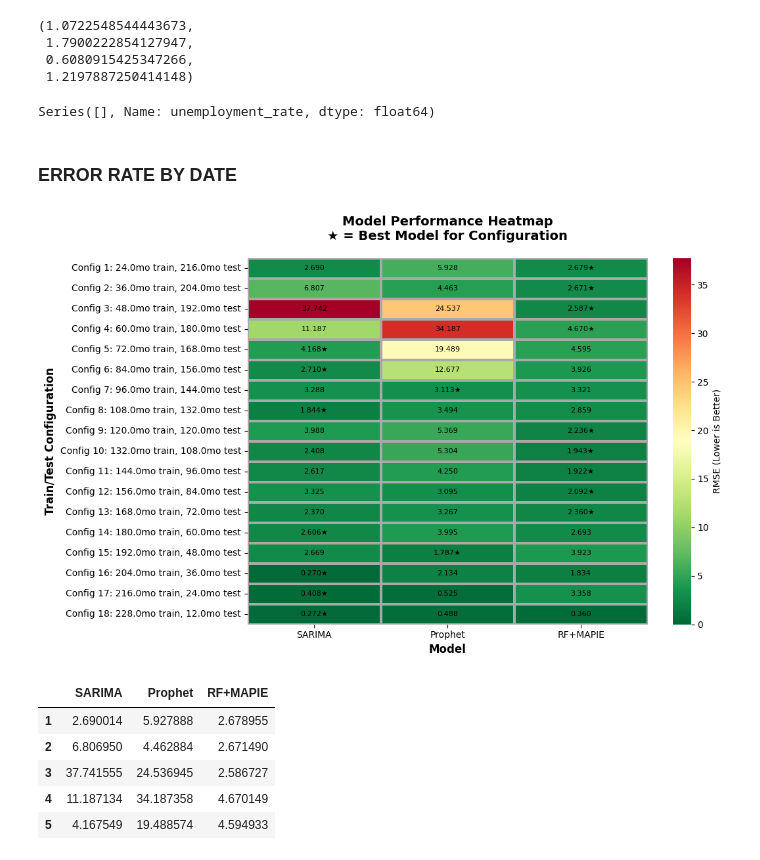
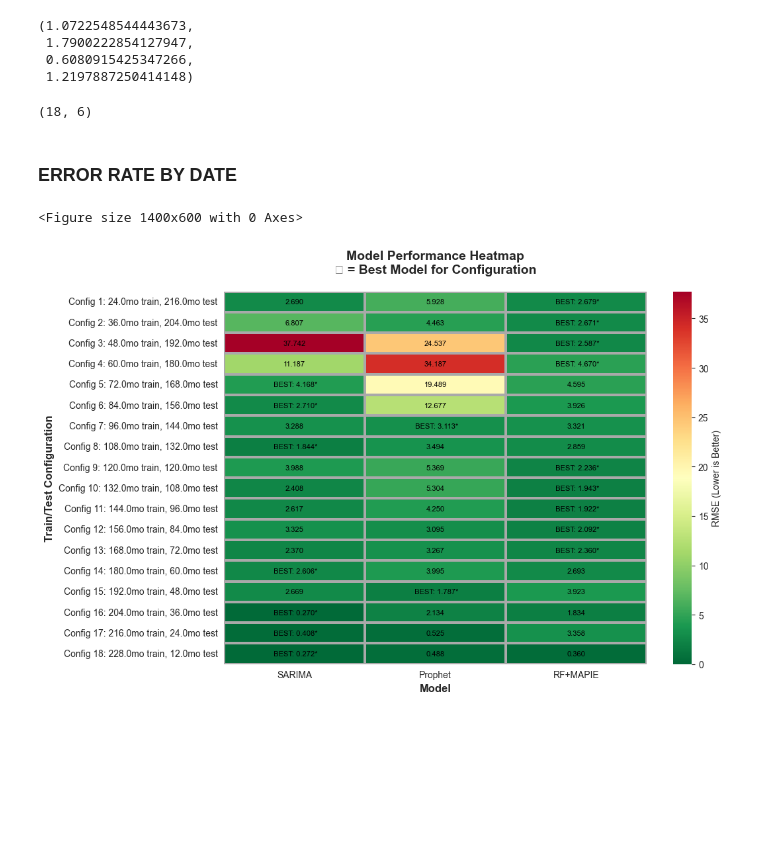
Before and after one commit to rafaelcattan/rafaelcattan.github.io, a Jupyter notebook: analysis/notebooks/data_analysis.ipynb, the cells around one changed output. Drawn from its saved outputs; the diff is of its cells as text; code cells hidden in the pictures; blank space fills up the shorter version.

```diff
--- a/analysis/notebooks/data_analysis.ipynb
+++ b/analysis/notebooks/data_analysis.ipynb
@@ -1087,9 +1136,9 @@ mae_sarima/mae_rf-1, mae_prophet/mae_rf-1
  0.6080915425347266,
  1.2197887250414148)
 # %%
-df_train['unemployment_rate']
+df.shape
 # %% [output]
-Series([], Name: unemployment_rate, dtype: float64)
+(18, 6)
 # %% [markdown]
 ### ERROR RATE BY DATE
 # %%
@@ -1102,18 +1151,19 @@ import numpy as np
 
 # READING DATA
 read_path = r'C:\Users\Dell\data_science\rafaelcattan.github.io\analysis\cumulative_rmse_fast.csv'
-df = pd.read_csv(read_path).iloc[1:,]
+df_heatmap = pd.read_csv(read_path).iloc[1:,]
+
 
 
 
 # Prepare data
 rmse_cols = ['SARIMA_RMSE', 'Prophet_RMSE', 'RF_MAPIE_RMSE']
-heatmap_data = df[rmse_cols].copy()
+heatmap_data = df_heatmap[rmse_cols].copy()
 heatmap_data.columns = ['SARIMA', 'Prophet', 'RF+MAPIE']
 
 # Create labels
 config_labels = [f"Config {i+1}: {row['train_months']}mo train, {row['test_months']}mo test"
-                 for i, (_, row) in enumerate(df.iterrows())]
+                 for i, (_, row) in enumerate(df_heatmap.iterrows())]
 
 # Create annotations showing value + marker for best in row
 annotations = heatmap_data.copy()
@@ -1125,42 +1175,37 @@ for idx in annotations.index:
             val = annotations.loc[idx, col]
             if pd.notna(val):
                 if col == best_col:
-                    annotations.at[idx, col] = f'{val:.3f}★'  # Best model
+                    annotations.at[idx, col] = f' BEST: {val:.3f}*'  # Best model
                 else:
                     annotations.at[idx, col] = f'{val:.3f}'
 
 # Create figure
+
+plt.clf()
 plt.figure(figsize=(11, 7))
 
 # Create heatmap
 sns.heatmap(heatmap_data,
             annot=annotations,
             annot_kws={'fontsize':8, 'color':'black'},
             fmt='',  # Use string format since we added stars
             cmap='RdYlGn_r',
             cbar_kws={'label': 'RMSE (Lower is Better)'},
             linewidths=1.5,
             linecolor='darkgray',
             yticklabels=config_labels,
             mask=heatmap_data.isna(),
             vmin=0)
 
 plt.title('Model Performance Heatmap\n★ = Best Model for Configuration',
           fontsize=14, fontweight='bold', pad=20)
 plt.xlabel('Model', fontsize=12, fontweight='bold')
 plt.ylabel('Train/Test Configuration', fontsize=12, fontweight='bold')
 plt.xticks(rotation=0)
-
 plt.tight_layout()
+out_path = Path(r'C:\Users\Dell\data_science\rafaelcattan.github.io\assets\images\forecasting\forecasting_errors_by_train_year.png')
+plt.savefig(out_path, dpi=300, bbox_inches='tight')
 plt.show()
 # %% [output]
+<Figure size 1400x600 with 0 Axes>
-[figure, old version]
+[figure, new version]
-# %%
-heatmap_data.head()
-# %% [output]
-|  | SARIMA | Prophet | RF+MAPIE |
-| 1 | 2.690014 | 5.927888 | 2.678955 |
-| 2 | 6.806950 | 4.462884 | 2.671490 |
-| 3 | 37.741555 | 24.536945 | 2.586727 |
-| 4 | 11.187134 | 34.187358 | 4.670149 |
-| 5 | 4.167549 | 19.488574 | 4.594933 |
```
Also changed, not shown: parts of 14 cells of this notebook, 1 other file.
